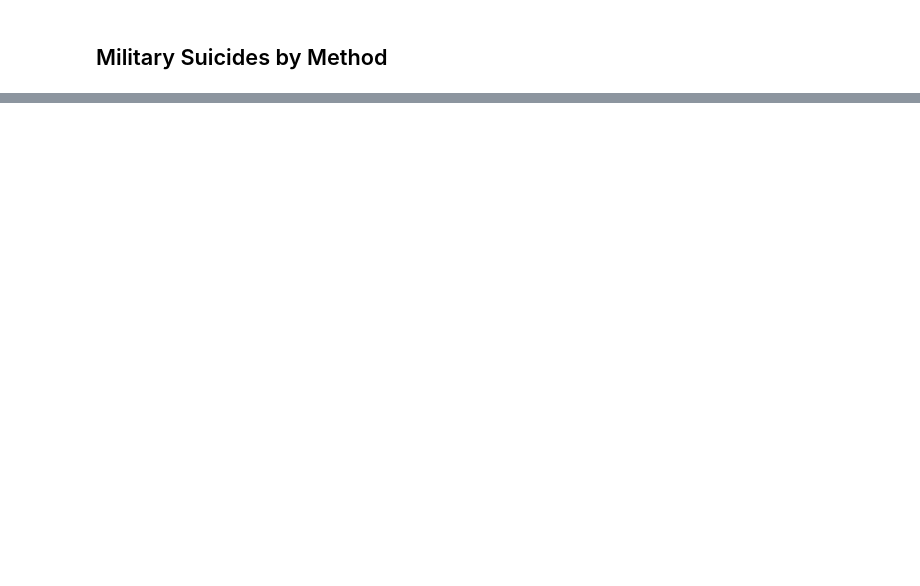
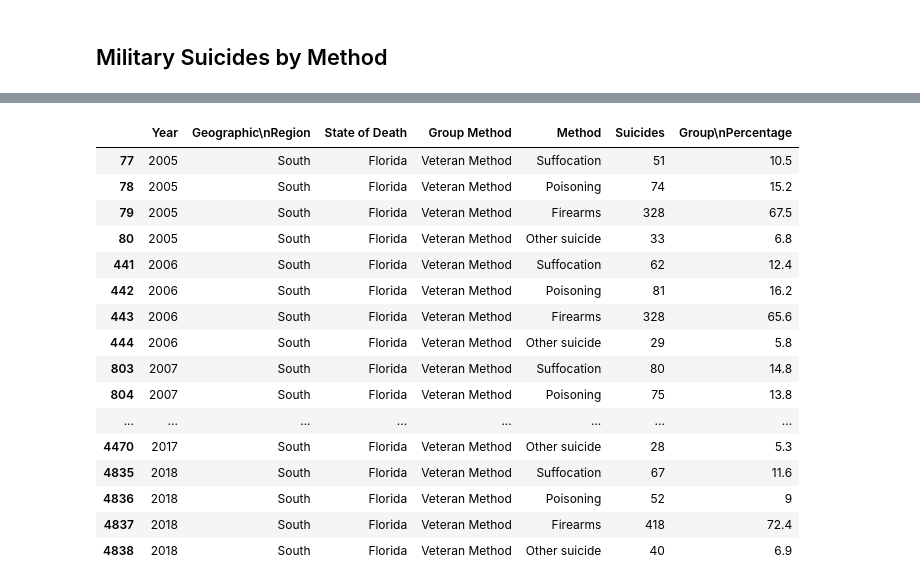
Before and after one commit to j89livingston/FSPC_Dashboard, a Jupyter notebook: Resources/Military Suicide Data/Military Suicides by Method.ipynb, the cells around one changed output, grey strips where cells are left out. Drawn from its saved outputs; the diff is of its cells as text; code cells hidden in the pictures; blank space fills up the shorter version.

```diff
--- a/Resources/Military Suicide Data/Military Suicides by Method.ipynb
+++ b/Resources/Military Suicide Data/Military Suicides by Method.ipynb
@@ -32,0 +27,4 @@ dtype: int64
+# %%
+#Only Florida use this: df [df [col1] > 20]
+Florida =method_df[method_df['State of Death'] =='Florida']
+Florida
@@ -32,0 +45,21 @@ dtype: int64
+# %%
+New_Data=Florida[Florida['Group Method'] == 'Veteran Method']
+New_Data
+# %% [output]
+|  | Year | Geographic\nRegion | State of Death | Group Method | Method | Suicides | Group\nPercentage |
+| 77 | 2005 | South | Florida | Veteran Method | Suffocation | 51 | 10.5 |
+| 78 | 2005 | South | Florida | Veteran Method | Poisoning | 74 | 15.2 |
+| 79 | 2005 | South | Florida | Veteran Method | Firearms | 328 | 67.5 |
+| 80 | 2005 | South | Florida | Veteran Method | Other suicide | 33 | 6.8 |
+| 441 | 2006 | South | Florida | Veteran Method | Suffocation | 62 | 12.4 |
+| 442 | 2006 | South | Florida | Veteran Method | Poisoning | 81 | 16.2 |
+| 443 | 2006 | South | Florida | Veteran Method | Firearms | 328 | 65.6 |
+| 444 | 2006 | South | Florida | Veteran Method | Other suicide | 29 | 5.8 |
+| 803 | 2007 | South | Florida | Veteran Method | Suffocation | 80 | 14.8 |
+| 804 | 2007 | South | Florida | Veteran Method | Poisoning | 75 | 13.8 |
+| ... | ... | ... | ... | ... | ... | ... | ... |
+| 4470 | 2017 | South | Florida | Veteran Method | Other suicide | 28 | 5.3 |
+| 4835 | 2018 | South | Florida | Veteran Method | Suffocation | 67 | 11.6 |
+| 4836 | 2018 | South | Florida | Veteran Method | Poisoning | 52 | 9 |
+| 4837 | 2018 | South | Florida | Veteran Method | Firearms | 418 | 72.4 |
+| 4838 | 2018 | South | Florida | Veteran Method | Other suicide | 40 | 6.9 |
```
Also changed, not shown: parts of 8 cells of this notebook, 7 other files.
